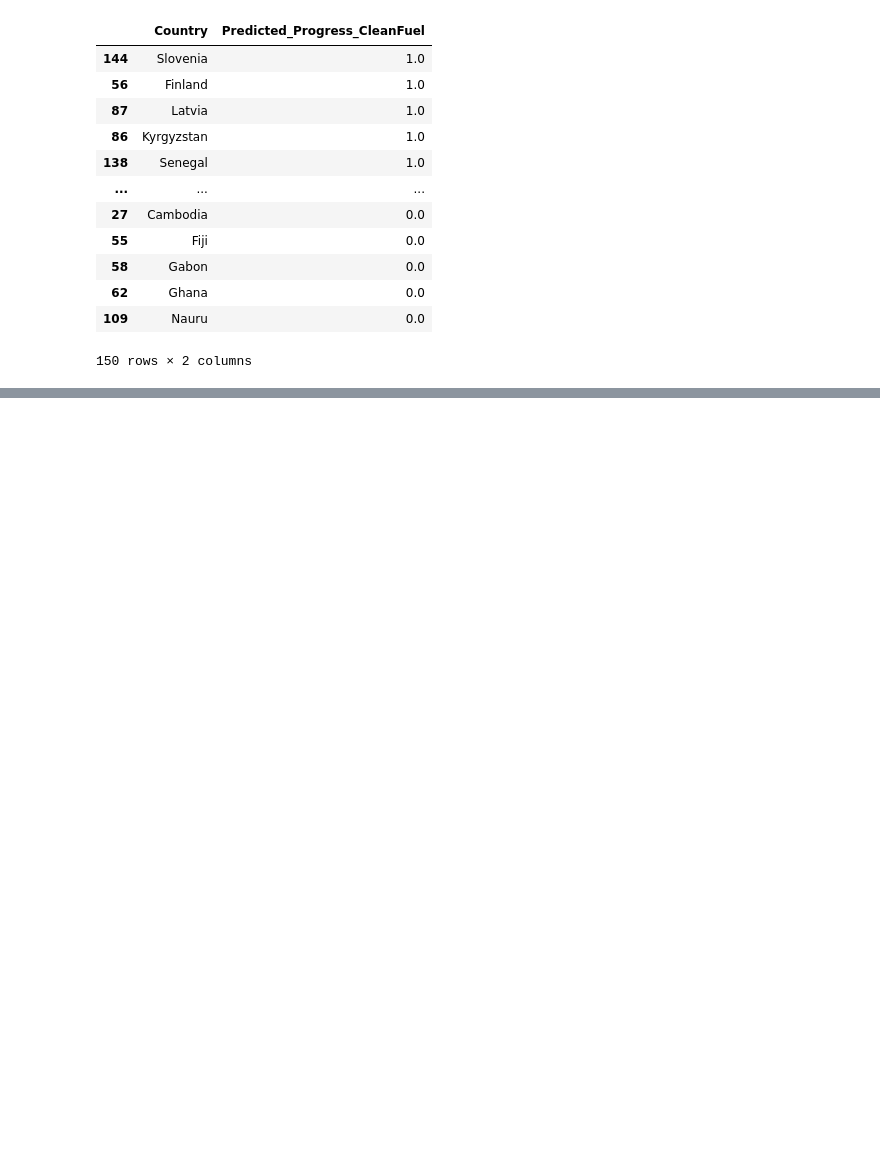
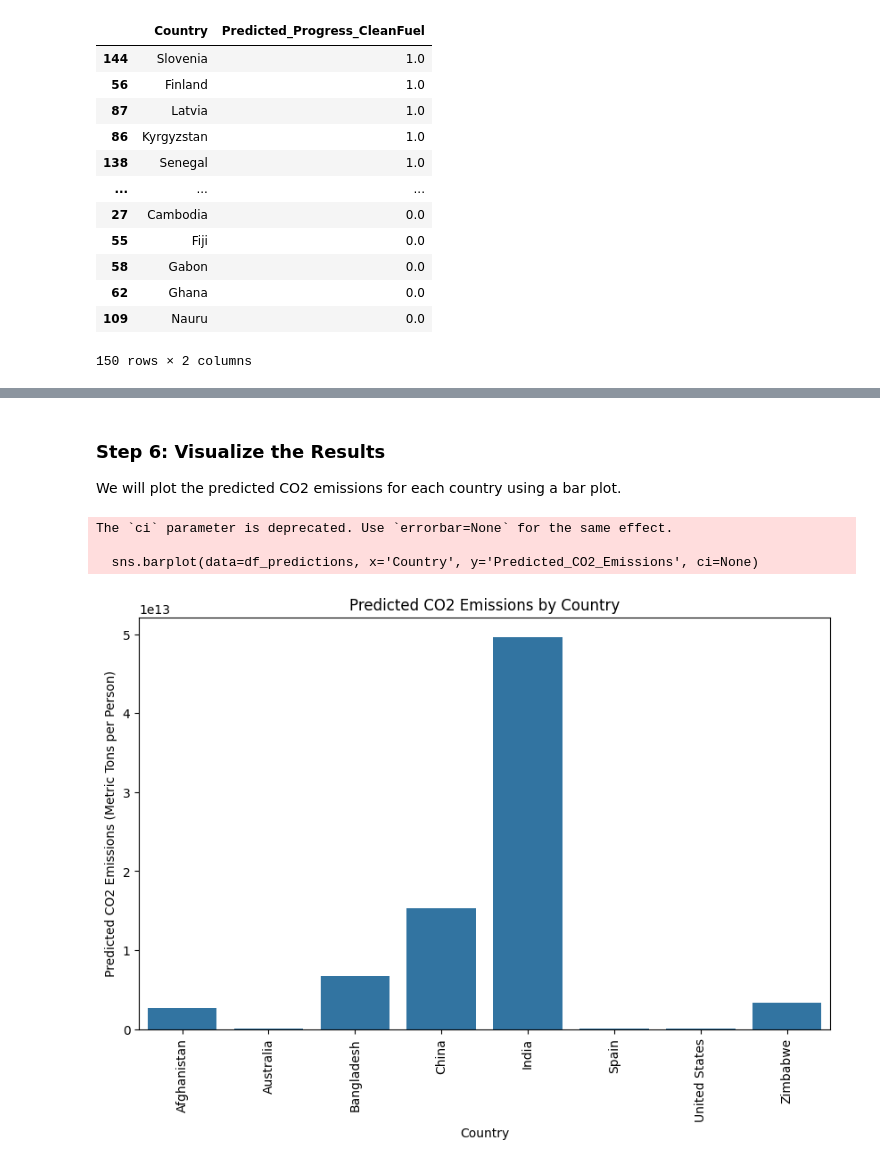
Before and after one commit to aojah1/sdg7, a Jupyter notebook: sustainability.ipynb, the cells around one changed output, grey strips where cells are left out. Saved outputs shown, nothing was run; the diff lists cells and outputs as text; code cells hidden in the pictures; blank space fills up the shorter version.

```diff
--- a/sustainability.ipynb
+++ b/sustainability.ipynb
@@ -1473,0 +1292,9 @@ NameError: name 'model_fit' is not defined
+# %%
+from sklearn.model_selection import train_test_split
+
+# Define the target (CO2 emissions) and the features
+X = df_filtered[features]
+y = df_filtered[target]
+
+# Split the data into training and testing sets
+X_train, X_test, y_train, y_test = train_test_split(X_scaled, y, test_size=0.2, random_state=42)
@@ -1473,0 +1386,13 @@ NameError: name 'model_fit' is not defined
+# %%
+# Use the Ridge regression model to predict CO2 emissions
+predicted_co2 = ridge.predict(df_filtered[features])
+
+# Create a DataFrame with country, year, and predicted CO2 emissions
+df_predictions = pd.DataFrame({
+    'Country': df_filtered['Country'],
+    'Year': df_filtered['Year'],
+    'Predicted_CO2_Emissions': predicted_co2
+})
+
+# Display the first few rows of the predictions
+df_predictions.head(100)
@@ -1473,0 +1413,27 @@ NameError: name 'model_fit' is not defined
+# %% [markdown]
+### Step 6: Visualize the Results
+We will plot the predicted CO2 emissions for each country using a bar plot.
+# %%
+import matplotlib.pyplot as plt
+import seaborn as sns
+
+# Filter data for 10 selected countries to minimize higher computational requirement
+selected_countries = ['United States', 'China', 'India', 'Afghanistan', 'Australia', 'Bangladesh', 'Saudi Arabia'
+                     'Mozambique', 'Spain', 'Zimbabwe']
+df_predictions = df_predictions[df_predictions['Country'].isin(selected_countries)]
+
+
+# Plot the predicted CO2 emissions
+plt.figure(figsize=(10, 6))
+sns.barplot(data=df_predictions, x='Country', y='Predicted_CO2_Emissions', ci=None)
+plt.xticks(rotation=90)
+plt.title('Predicted CO2 Emissions by Country')
+plt.ylabel('Predicted CO2 Emissions (Metric Tons per Person)')
+plt.xlabel('Country')
+plt.savefig('images/Predicted_CO2_Emissions_by_Country.jpg')
+plt.show()
+# %% [output]
+The `ci` parameter is deprecated. Use `errorbar=None` for the same effect.
+
+  sns.barplot(data=df_predictions, x='Country', y='Predicted_CO2_Emissions', ci=None)
+[figure, added]
```
Also changed, not shown: parts of 52 cells of this notebook, 4 other files.
